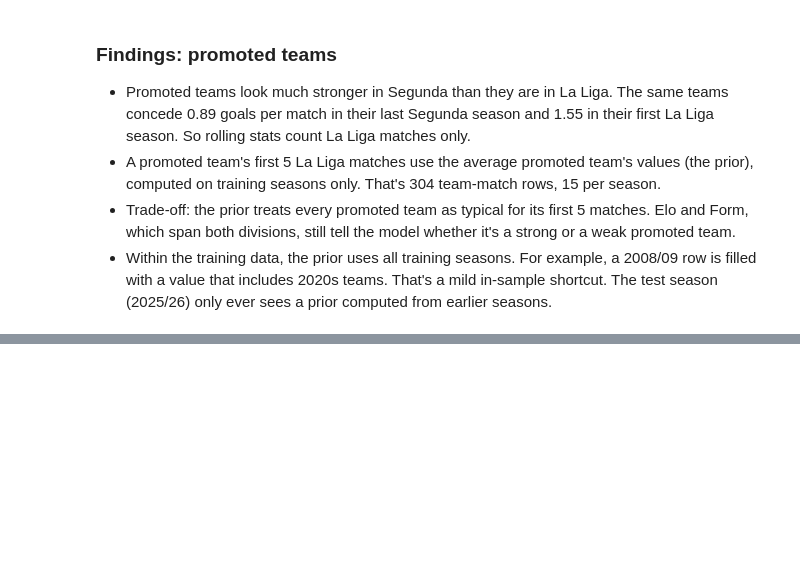
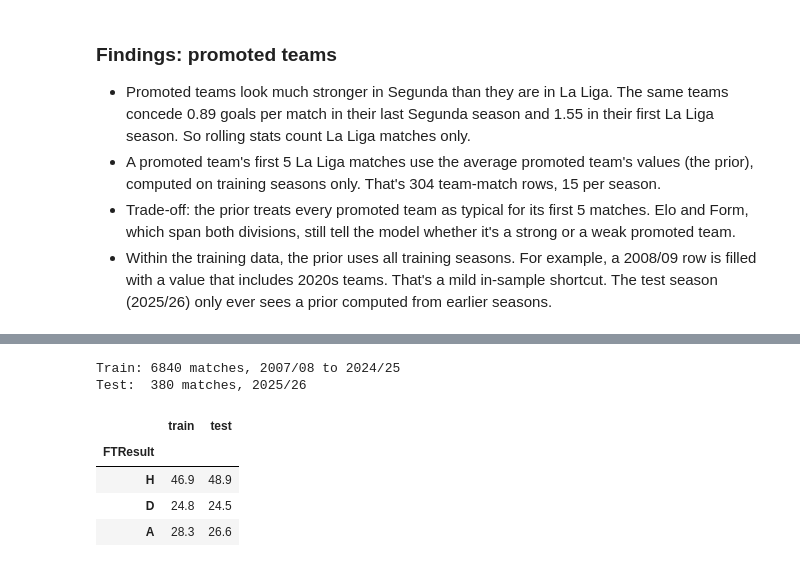
Before and after one commit to idoberk/laliga-match-prediction, a Jupyter notebook: notebooks/laliga_match_prediction.ipynb, the cells around one changed output, grey strips where cells are left out. Cells and saved outputs as stored; diff of their text form; code cells hidden in the pictures; blank space fills up the shorter version.

```diff
--- a/notebooks/laliga_match_prediction.ipynb
+++ b/notebooks/laliga_match_prediction.ipynb
@@ -1334,0 +1407,26 @@ dtype: float64
+# %%
+is_train = model_matches["SeasonStart"] < TEST_SEASON_START
+train_matches = model_matches[is_train]
+test_matches = model_matches[~is_train]
+
+print(
+    f"Train: {len(train_matches)} matches, {train_matches['Season'].min()} to {train_matches['Season'].max()}"
+)
+
+print(f"Test:  {len(test_matches)} matches, {test_matches['Season'].min()}")
+
+# Result shares in each set. The "always home win" baseline and the class frequencies baseline come from these numbers
+pd.DataFrame(
+    {
+        "train": train_matches["FTResult"].value_counts(normalize=True),
+        "test": test_matches["FTResult"].value_counts(normalize=True),
+    }
+).loc[RESULT_ORDER].mul(100).round(1)
+# %% [output]
+Train: 6840 matches, 2007/08 to 2024/25
+Test:  380 matches, 2025/26
+|  | train | test |
+| FTResult |  |  |
+| H | 46.9 | 48.9 |
+| D | 24.8 | 24.5 |
+| A | 28.3 | 26.6 |
```
Also changed, not shown: parts of 6 cells of this notebook, 1 other file.
